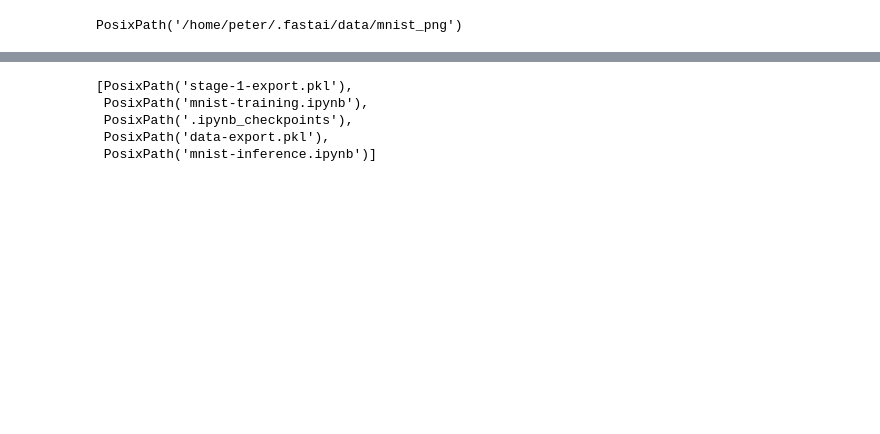
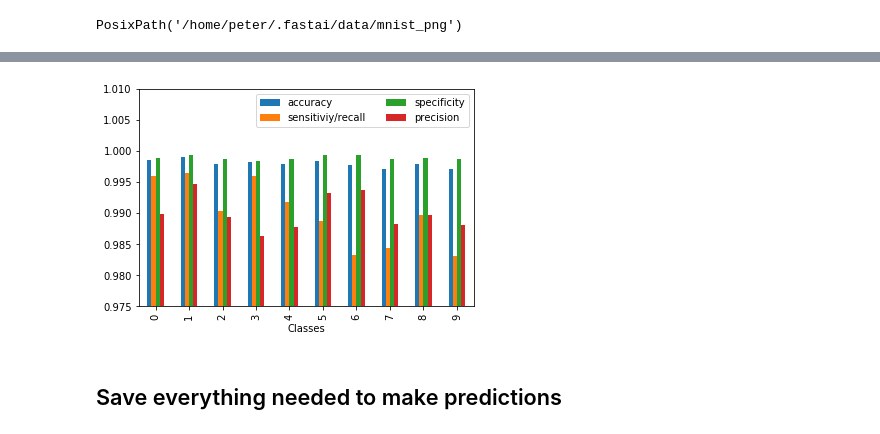
Before and after one commit to pete88b/data-science, a Jupyter notebook: myohddac/notebooks/mnist-training.ipynb, the cells around one changed output, grey strips where cells are left out. Cells and saved outputs as stored; diff of their text form; code cells hidden in the pictures; blank space fills up the shorter version.

```diff
--- a/myohddac/notebooks/mnist-training.ipynb
+++ b/myohddac/notebooks/mnist-training.ipynb
@@ -32 +126,28 @@ learn.fit_one_cycle(1, 5e-3)
+# %%
+# default set of functions that can calculate rates from a confusion matrix
+default_cm_rate_fns = {
+    'accuracy': lambda total,tp,tn,fp,fn: (tp+tn)/total,
+    'sensitiviy/recall': lambda total,tp,tn,fp,fn: tp/(tp+fn),
+    'specificity': lambda total,tp,tn,fp,fn: tn/(tn+fp),
+    'precision': lambda total,tp,tn,fp,fn: tp/(tp+fp)
+}
+# %%
+def cm_rates(interp: ClassificationInterpretation, cm_rate_fns=default_cm_rate_fns):
+    "calculate rates for all functions in `cm_rate_fns`"
+    d=[]
+    cm=interp.confusion_matrix()
+    total=cm.sum()
+    for i, cls in enumerate(interp.data.classes):
+        tp=cm[i][i]
+        fn=cm[i].sum()-tp
+        fp=cm[:,i].sum()-tp
+        tn=total-tp-fn-fp
+        d.append([cls]+[f(total,tp,tn,fp,fn) for f in cm_rate_fns.values()])
+    return pd.DataFrame(d, columns=['Class']+list(cm_rate_fns.keys()))
+
+cm_rates(interp).plot.bar(ylim=(.975,1.01)); plt.legend(ncol=2); plt.xlabel('Classes');
+# %% [output]
+[figure, added]
+# %% [markdown]
+## Save everything needed to make predictions
 # %%
@@ -43,11 +164,3 @@ here = Path('.')
 # copy the export files from fastai default to here
 for file_name in [learn_export_file_name, data_export_file_name]:
     shutil.copyfile(path/file_name, here/file_name)
-# quick list to see what we copied
-here.ls()
-# %% [output]
-[PosixPath('stage-1-export.pkl'),
- PosixPath('mnist-training.ipynb'),
- PosixPath('.ipynb_checkpoints'),
- PosixPath('data-export.pkl'),
- PosixPath('mnist-inference.ipynb')]
```
Also changed, not shown: parts of 18 cells of this notebook, 12 other files.
